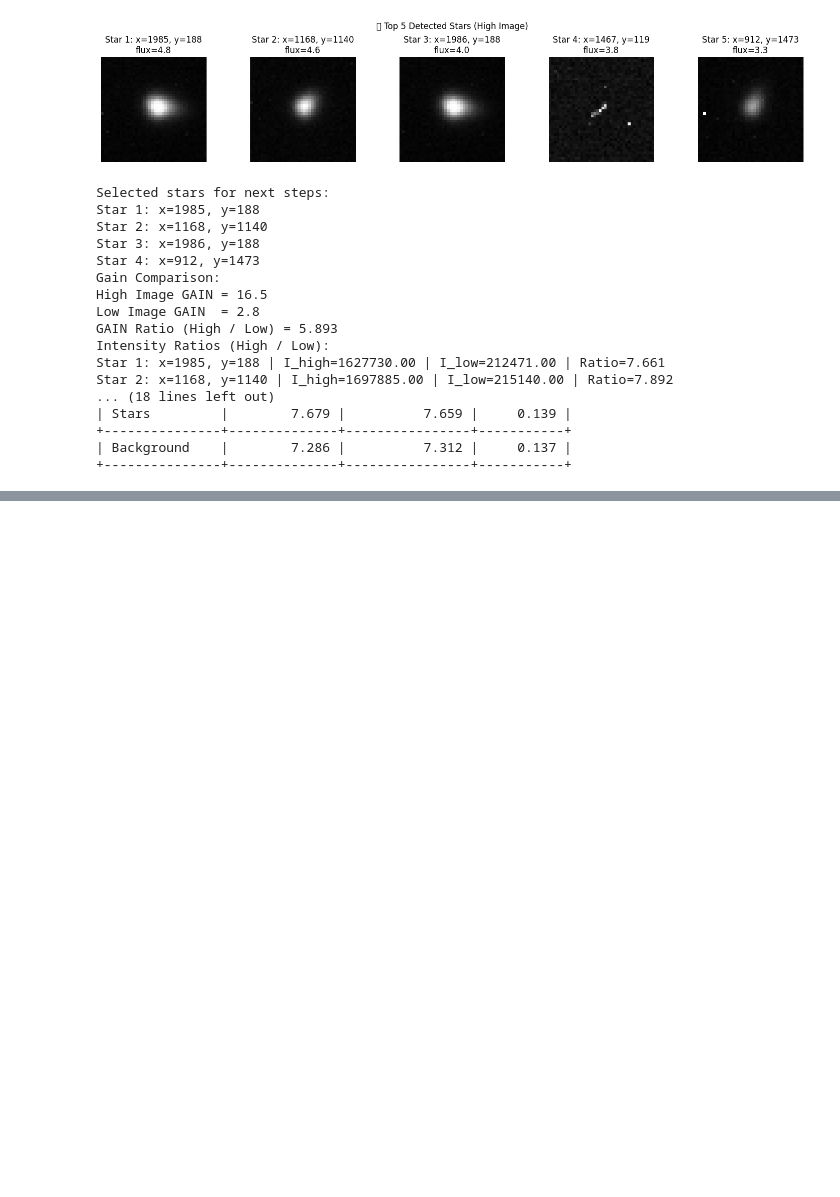
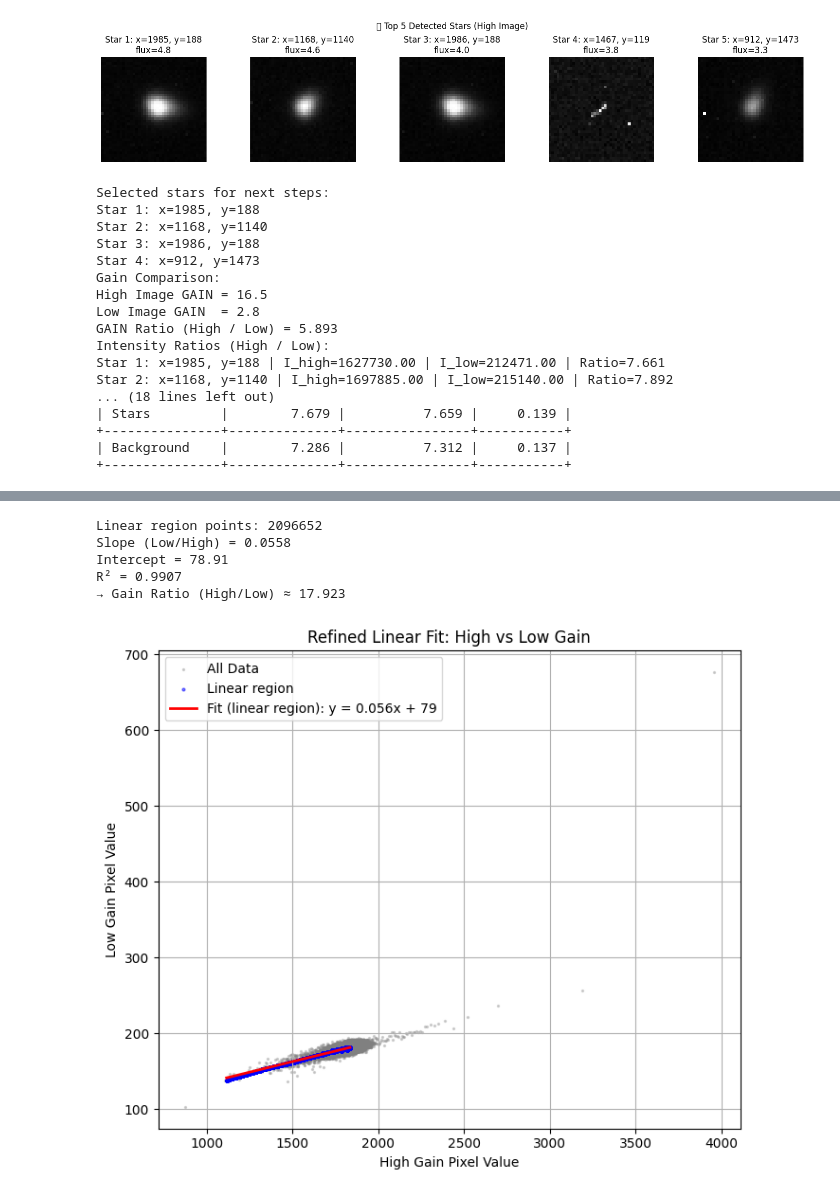
Before and after one commit to Aysikal/Exposure-Time-Calculator, a Jupyter notebook: Highs-and-Lows.ipynb, the cells around one changed output, grey strips where cells are left out. Cells and saved outputs as stored; diff of their text form; code cells hidden in the pictures; blank space fills up the shorter version.

```diff
--- a/Highs-and-Lows.ipynb
+++ b/Highs-and-Lows.ipynb
@@ -254,0 +332,72 @@ Star 2: x=1168, y=1140 | I_high=1697885.00 | I_low=215140.00 | Ratio=7.892
+# %%
+import numpy as np
+import matplotlib.pyplot as plt
+from astropy.io import fits
+from scipy.stats import linregress
+
+# --- Input FITS files ---
+high_gain_file = r"C:\Users\AYSAN\Desktop\project\INO\ETC\Highs and Lows\g\area92_g_low2.8_high16.5_2025_10_08_2x2_exp00.00.20.000_000001_High_1.fit"
+low_gain_file  = r"C:\Users\AYSAN\Desktop\project\INO\ETC\Highs and Lows\g\area92_g_low2.8_high16.5_2025_10_08_2x2_exp00.00.20.000_000001_Low_1.fit"
+
+# --- Load and flatten ---
+high = fits.getdata(high_gain_file).astype(np.float32).flatten()
+low  = fits.getdata(low_gain_file).astype(np.float32).flatten()
+
+# --- Keep valid pixels ---
+mask = np.isfinite(high) & np.isfinite(low)
+x = high[mask]
+y = low[mask]
+
+# --- Sort by high gain value ---
+order = np.argsort(x)
+x = x[order]
+y = y[order]
+
+# --- Smooth curve to detect saturation onset ---
+window = 1000
+y_smooth = np.convolve(y, np.ones(window)/window, mode='valid')
+x_smooth = np.convolve(x, np.ones(window)/window, mode='valid')
+
+# Compute derivative to find where slope changes rapidly (nonlinear start)
+dy_dx = np.gradient(y_smooth) / np.gradient(x_smooth)
+dy_dx_norm = dy_dx / np.max(dy_dx)
+
+# Find region where slope drops sharply (flattening)
+linear_end_idx = np.argmax(dy_dx_norm < 0.5)
+if linear_end_idx < 100:  # fallback if detection fails
+    linear_end_idx = len(x_smooth) // 2
+
+# Define linear region up to that point
+x_lin = x_smooth[:linear_end_idx]
+y_lin = y_smooth[:linear_end_idx]
+
+# --- Perform linear regression on linear region ---
+m, b, r, p, stderr = linregress(x_lin, y_lin)
+
+# --- Print results ---
+print(f"Linear region points: {len(x_lin)}")
+print(f"Slope (Low/High) = {m:.4f}")
+print(f"Intercept = {b:.2f}")
+print(f"R² = {r**2:.4f}")
+print(f"→ Gain Ratio (High/Low) ≈ {1/m:.3f}")
+
+# --- Plot ---
+plt.figure(figsize=(7,6))
+plt.scatter(x[::300], y[::300], s=2, alpha=0.3, label='All Data', color='gray')
+plt.scatter(x_lin, y_lin, s=4, alpha=0.5, color='blue', label='Linear region')
+plt.plot(x_lin, m*x_lin + b, color='red', lw=2,
+         label=f'Fit (linear region): y = {m:.3f}x + {b:.0f}')
+plt.xlabel("High Gain Pixel Value")
+plt.ylabel("Low Gain Pixel Value")
+plt.title("Refined Linear Fit: High vs Low Gain")
+plt.legend()
+plt.grid(True)
+plt.tight_layout()
+plt.show()
+# %% [output]
+Linear region points: 2096652
+Slope (Low/High) = 0.0558
+Intercept = 78.91
+R² = 0.9907
+→ Gain Ratio (High/Low) ≈ 17.923
+[figure, added]
```
Also changed, not shown: parts of 2 cells of this notebook, 2 other files.
